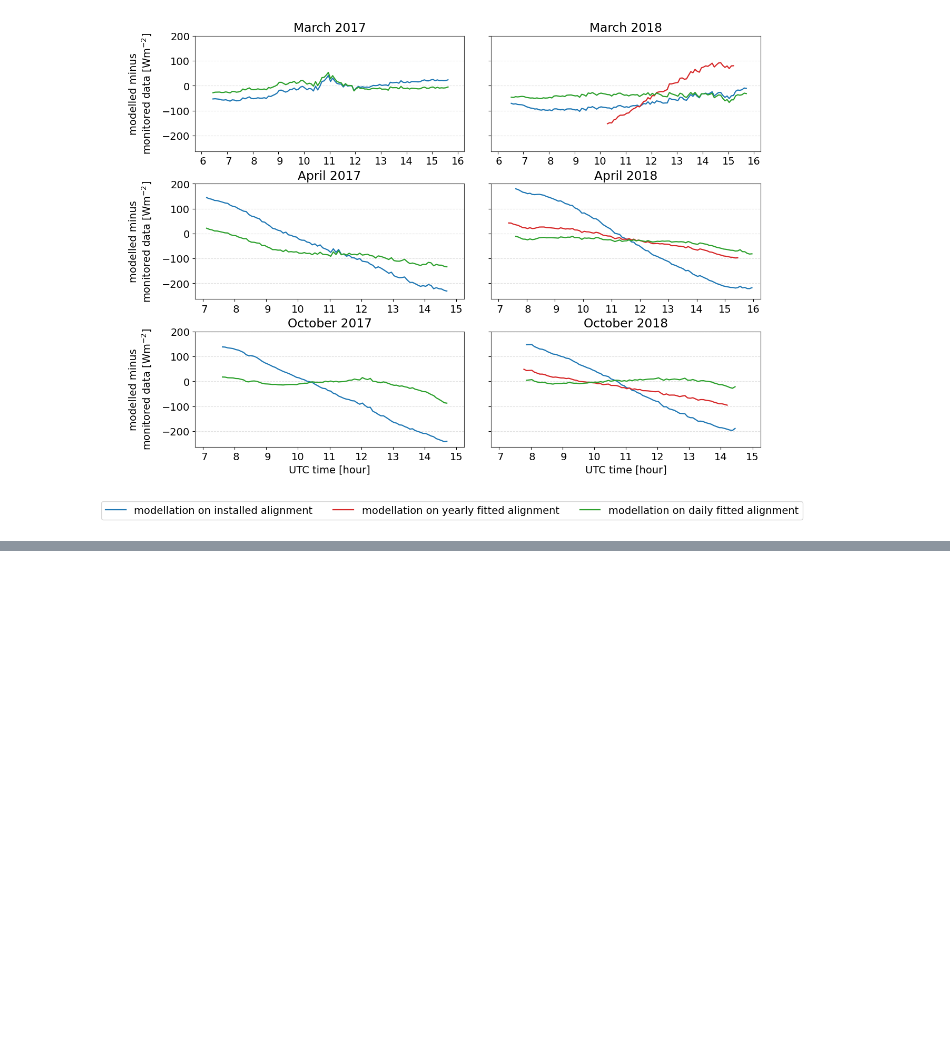
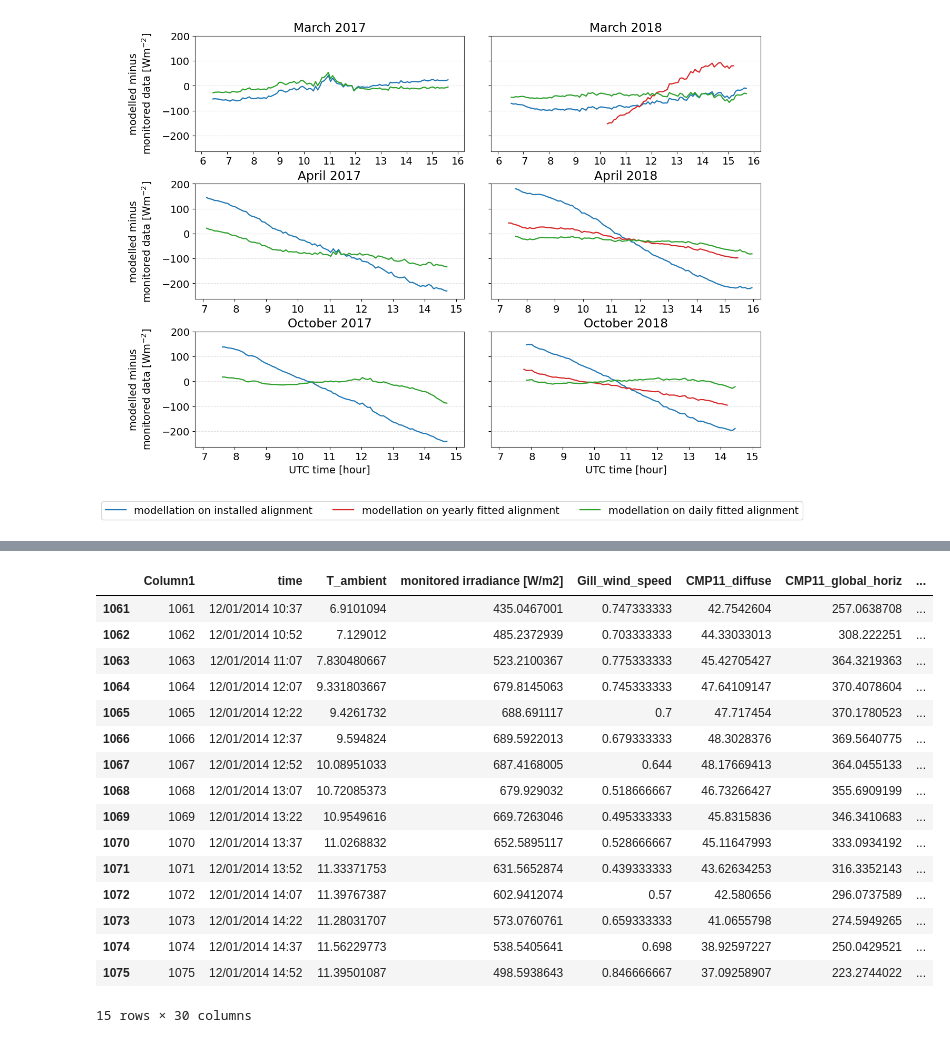
Before and after one commit to FrancescoMariottini/ground_based_solar_irradiance, a Jupyter notebook: v_results_4_examples_ipynb/measured_vs_modeled_daily.ipynb, the cells around one changed output, grey strips where cells are left out. Cells and saved outputs as stored; diff of their text form; code cells hidden in the pictures; blank space fills up the shorter version.

```diff
--- a/v_results_4_examples_ipynb/measured_vs_modeled_daily.ipynb
+++ b/v_results_4_examples_ipynb/measured_vs_modeled_daily.ipynb
@@ -544,0 +580,20 @@ Saved: C:\Users\wsfm\OneDrive - Loughborough University\_Personal_Backup\ground_
+# %%
+raw.loc.loc[raw["date"] == "12/01/2014"]
+# %% [output]
+|  | Column1 | time | T_ambient | monitored irradiance [W/m2] | Gill_wind_speed | CMP11_diffuse | CMP11_global_horiz | ... |
+| 1061 | 1061 | 12/01/2014 10:37 | 6.9101094 | 435.0467001 | 0.747333333 | 42.7542604 | 257.0638708 | ... |
+| 1062 | 1062 | 12/01/2014 10:52 | 7.129012 | 485.2372939 | 0.703333333 | 44.33033013 | 308.222251 | ... |
+| 1063 | 1063 | 12/01/2014 11:07 | 7.830480667 | 523.2100367 | 0.775333333 | 45.42705427 | 364.3219363 | ... |
+| 1064 | 1064 | 12/01/2014 12:07 | 9.331803667 | 679.8145063 | 0.745333333 | 47.64109147 | 370.4078604 | ... |
+| 1065 | 1065 | 12/01/2014 12:22 | 9.4261732 | 688.691117 | 0.7 | 47.717454 | 370.1780523 | ... |
+| 1066 | 1066 | 12/01/2014 12:37 | 9.594824 | 689.5922013 | 0.679333333 | 48.3028376 | 369.5640775 | ... |
+| 1067 | 1067 | 12/01/2014 12:52 | 10.08951033 | 687.4168005 | 0.644 | 48.17669413 | 364.0455133 | ... |
+| 1068 | 1068 | 12/01/2014 13:07 | 10.72085373 | 679.929032 | 0.518666667 | 46.73266427 | 355.6909199 | ... |
+| 1069 | 1069 | 12/01/2014 13:22 | 10.9549616 | 669.7263046 | 0.495333333 | 45.8315836 | 346.3410683 | ... |
+| 1070 | 1070 | 12/01/2014 13:37 | 11.0268832 | 652.5895117 | 0.528666667 | 45.11647993 | 333.0934192 | ... |
+| 1071 | 1071 | 12/01/2014 13:52 | 11.33371753 | 631.5652874 | 0.439333333 | 43.62634253 | 316.3352143 | ... |
+| 1072 | 1072 | 12/01/2014 14:07 | 11.39767387 | 602.9412074 | 0.57 | 42.580656 | 296.0737589 | ... |
+| 1073 | 1073 | 12/01/2014 14:22 | 11.28031707 | 573.0760761 | 0.659333333 | 41.0655798 | 274.5949265 | ... |
+| 1074 | 1074 | 12/01/2014 14:37 | 11.56229773 | 538.5405641 | 0.698 | 38.92597227 | 250.0429521 | ... |
+| 1075 | 1075 | 12/01/2014 14:52 | 11.39501087 | 498.5938643 | 0.846666667 | 37.09258907 | 223.2744022 | ... |
+15 rows × 30 columns
```
Also changed, not shown: parts of 3 cells of this notebook, 1 other file.
